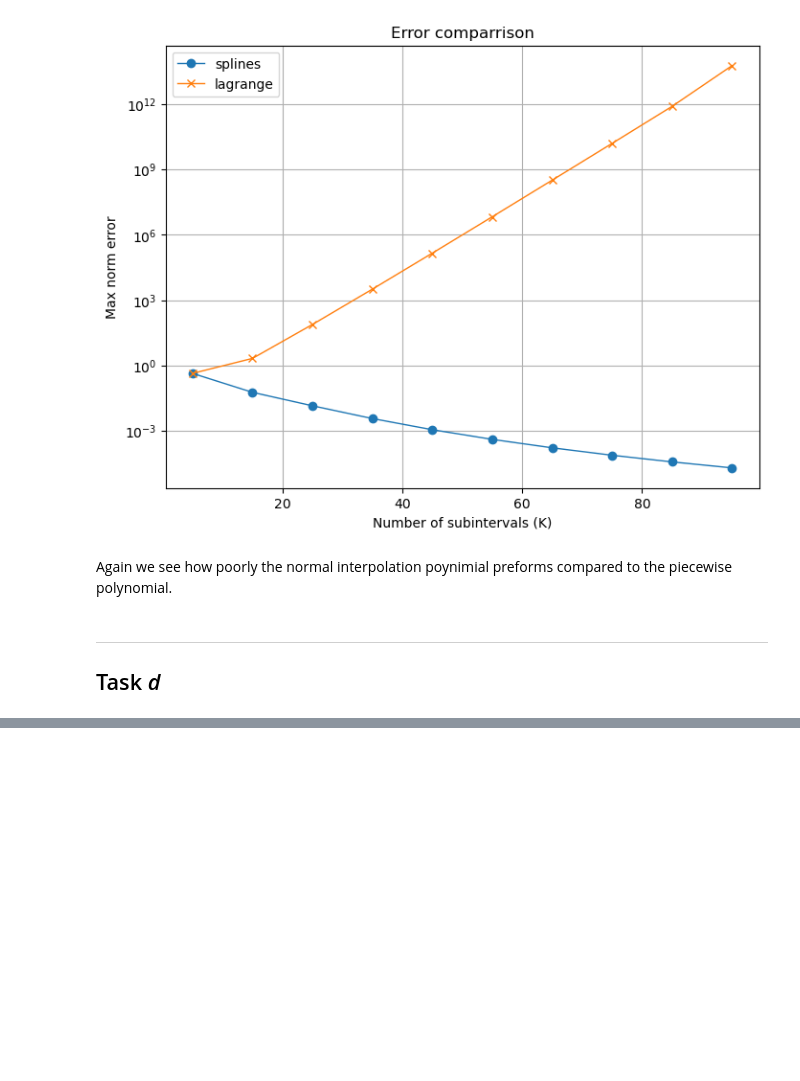
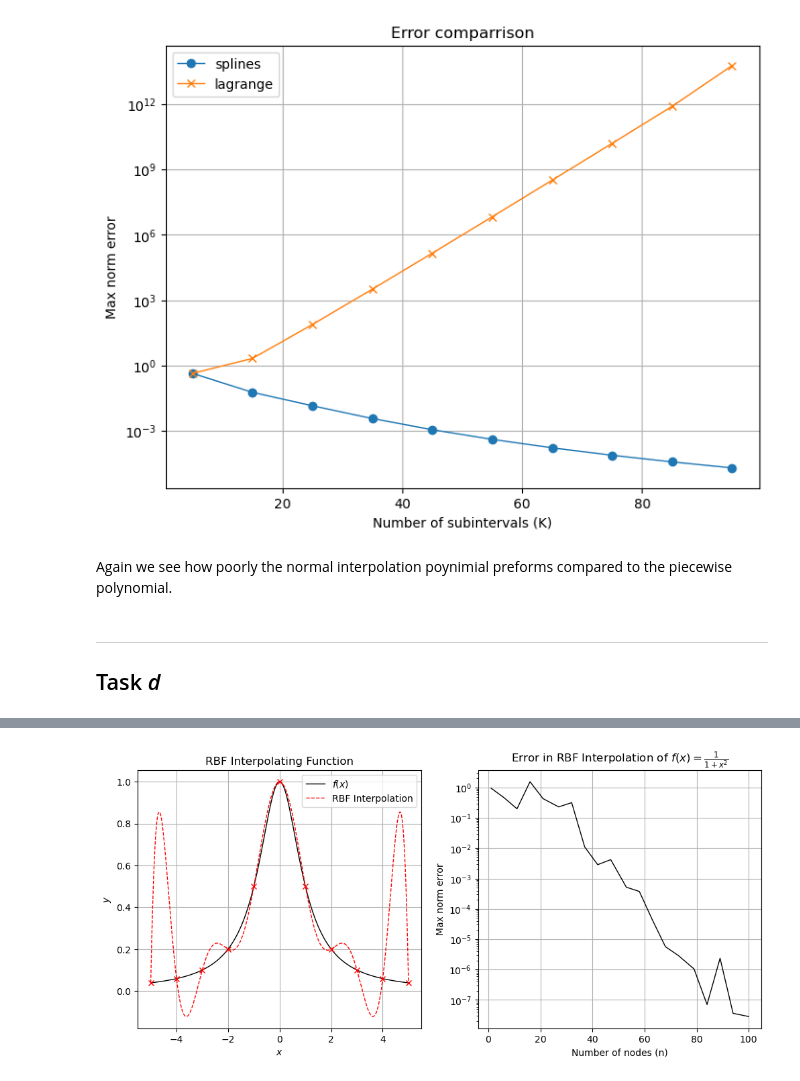
Before and after one commit to Benj181/NTNU-courses, a Jupyter notebook: NumMat/project01/report.ipynb, the cells around one changed output, grey strips where cells are left out. Cells and saved outputs as stored; diff of their text form; code cells hidden in the pictures; blank space fills up the shorter version.

```diff
--- a/NumMat/project01/report.ipynb
+++ b/NumMat/project01/report.ipynb
@@ -426,0 +581,32 @@ ___
+# %%
+n = 10
+a, b = -5, 5
+f = lambda x: 1/(1+x**2) # Runge's function
+
+nodes = np.linspace(a, b, n+1)
+
+epsilon = 0.2 / abs(nodes[0] - nodes[1]) # shape parameter
+eval_function = RBF(nodes, f(nodes), epsilon)
+eval_nodes = np.linspace(a, b, 100*n)
+fig, ax = plt.subplots(1, 2, figsize=(12, 5))
+ax[0].plot(eval_nodes, f(eval_nodes), 'k-', label='$f(x)$')
+ax[0].plot(eval_nodes, eval_function(eval_nodes), 'r--', label='RBF Interpolation')
+ax[0].plot(nodes, f(nodes), 'rx')
+ax[0].set_xlabel(r'$x$')
+ax[0].set_ylabel(r'$y$')
+ax[0].set_title(r'RBF Interpolating Function')
+ax[0].legend()
+
+N = 20
+n_values = np.linspace(1, 100, N, dtype=int)
+errs = np.zeros(N)
+for i, n in enumerate(n_values):
+    errs[i] = error_RBF(n, a, b, f)
+ax[1].semilogy(n_values, errs, 'k-')
+ax[1].set_xlabel('Number of nodes (n)')
+ax[1].set_ylabel('Max norm error')
+ax[1].set_title(r'Error in RBF Interpolation of $f(x) = \frac{1}{1+x^2}$')
+ax[1].grid(True)
+plt.show()
+# %% [output]
+[figure, added]
```
Also changed, not shown: parts of 20 cells of this notebook.
